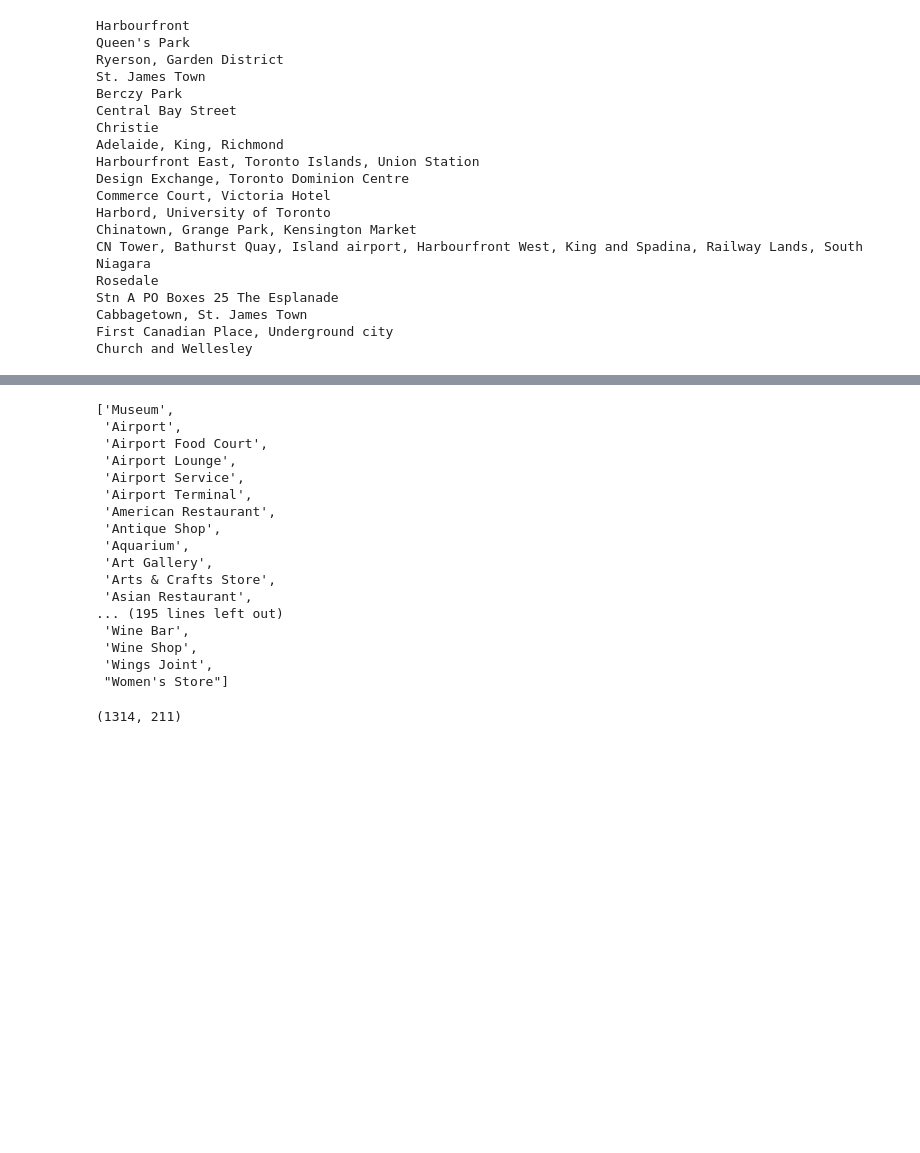
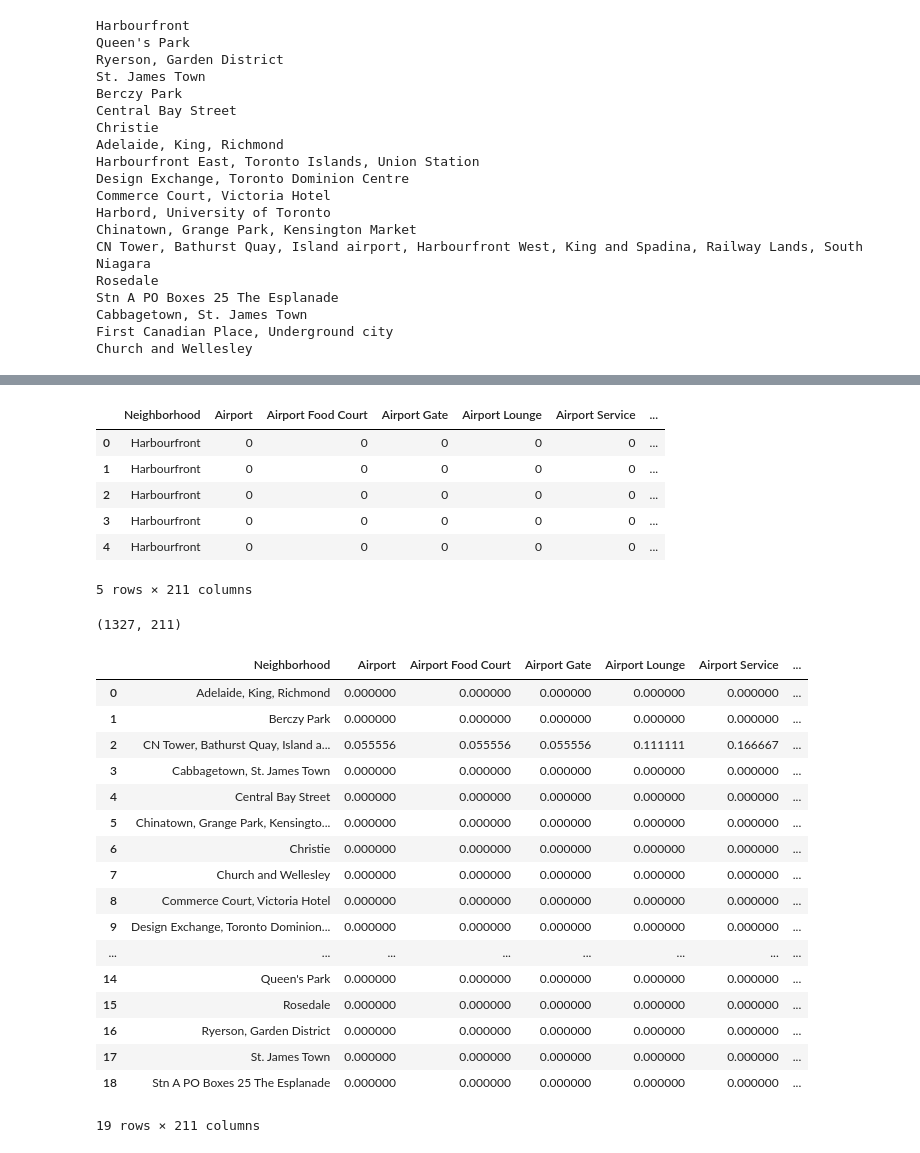
Before and after one commit to chitvansaggu/Data-Science-Notebooks, a Jupyter notebook: Data Analysis on Toronto Neighborhood Postal Codes.ipynb, the cells around one changed output, grey strips where cells are left out. Cells and saved outputs as stored; diff of their text form; code cells hidden in the pictures; blank space fills up the shorter version.

```diff
--- a/Data Analysis on Toronto Neighborhood Postal Codes.ipynb
+++ b/Data Analysis on Toronto Neighborhood Postal Codes.ipynb
@@ -287,35 +288,50 @@ There are 211 unique categories.
 # %%
 # one hot encoding
+
 toronto_onehot = pd.get_dummies(toronto_venues[['Venue Category']], prefix="", prefix_sep="")
 
-# add neighborhood column back to dataframe
-#toronto_onehot['Neighborhood'] = toronto_venues['Neighborhood']
+#rename neighborhood category to 'Neighborhood Category'
+toronto_onehot.rename({"Neighborhood": "Neighborhood Category"}, axis='columns', inplace=True)
+
+#add neighborhood column back to dataframe
+toronto_onehot['Neighborhood'] = toronto_venues['Neighborhood']
 
 # move neighborhood column to the first column
-fixed_columns = [toronto_onehot.columns[-68] ]+ list(toronto_onehot.columns[:-1])
+fixed_columns = [toronto_onehot.columns[-1] ]+ list(toronto_onehot.columns[:-1])
 toronto_onehot = toronto_onehot[fixed_columns]
 
 toronto_onehot.head()
-fixed_columns
 # %% [output]
+|  | Neighborhood | Airport | Airport Food Court | Airport Gate | Airport Lounge | Airport Service | ... |
+| 0 | Harbourfront | 0 | 0 | 0 | 0 | 0 | ... |
+| 1 | Harbourfront | 0 | 0 | 0 | 0 | 0 | ... |
+| 2 | Harbourfront | 0 | 0 | 0 | 0 | 0 | ... |
+| 3 | Harbourfront | 0 | 0 | 0 | 0 | 0 | ... |
+| 4 | Harbourfront | 0 | 0 | 0 | 0 | 0 | ... |
-['Museum',
- 'Airport',
- 'Airport Food Court',
- 'Airport Lounge',
- 'Airport Service',
- 'Airport Terminal',
- 'American Restaurant',
- 'Antique Shop',
- 'Aquarium',
- 'Art Gallery',
- 'Arts & Crafts Store',
- 'Asian Restaurant',
-... (195 lines left out)
- 'Wine Bar',
- 'Wine Shop',
- 'Wings Joint',
- "Women's Store"]
+5 rows × 211 columns
 # %%
 toronto_onehot.shape
 # %% [output]
-(1314, 211)
+(1327, 211)
+# %%
+toronto_grouped = toronto_onehot.groupby('Neighborhood').mean().reset_index()
+toronto_grouped
+# %% [output]
+|  | Neighborhood | Airport | Airport Food Court | Airport Gate | Airport Lounge | Airport Service | ... |
+| 0 | Adelaide, King, Richmond | 0.000000 | 0.000000 | 0.000000 | 0.000000 | 0.000000 | ... |
+| 1 | Berczy Park | 0.000000 | 0.000000 | 0.000000 | 0.000000 | 0.000000 | ... |
+| 2 | CN Tower, Bathurst Quay, Island a... | 0.055556 | 0.055556 | 0.055556 | 0.111111 | 0.166667 | ... |
+| 3 | Cabbagetown, St. James Town | 0.000000 | 0.000000 | 0.000000 | 0.000000 | 0.000000 | ... |
+| 4 | Central Bay Street | 0.000000 | 0.000000 | 0.000000 | 0.000000 | 0.000000 | ... |
+| 5 | Chinatown, Grange Park, Kensingto... | 0.000000 | 0.000000 | 0.000000 | 0.000000 | 0.000000 | ... |
+| 6 | Christie | 0.000000 | 0.000000 | 0.000000 | 0.000000 | 0.000000 | ... |
+| 7 | Church and Wellesley | 0.000000 | 0.000000 | 0.000000 | 0.000000 | 0.000000 | ... |
+| 8 | Commerce Court, Victoria Hotel | 0.000000 | 0.000000 | 0.000000 | 0.000000 | 0.000000 | ... |
+| 9 | Design Exchange, Toronto Dominion... | 0.000000 | 0.000000 | 0.000000 | 0.000000 | 0.000000 | ... |
+| ... | ... | ... | ... | ... | ... | ... | ... |
+| 14 | Queen's Park | 0.000000 | 0.000000 | 0.000000 | 0.000000 | 0.000000 | ... |
+| 15 | Rosedale | 0.000000 | 0.000000 | 0.000000 | 0.000000 | 0.000000 | ... |
+| 16 | Ryerson, Garden District | 0.000000 | 0.000000 | 0.000000 | 0.000000 | 0.000000 | ... |
+| 17 | St. James Town | 0.000000 | 0.000000 | 0.000000 | 0.000000 | 0.000000 | ... |
+| 18 | Stn A PO Boxes 25 The Esplanade | 0.000000 | 0.000000 | 0.000000 | 0.000000 | 0.000000 | ... |
+19 rows × 211 columns
```
Also changed, not shown: parts of 10 cells of this notebook.
